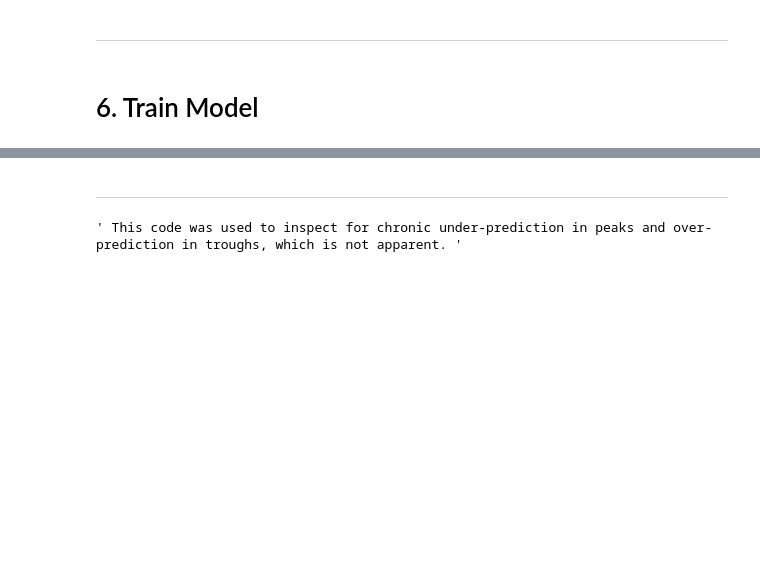
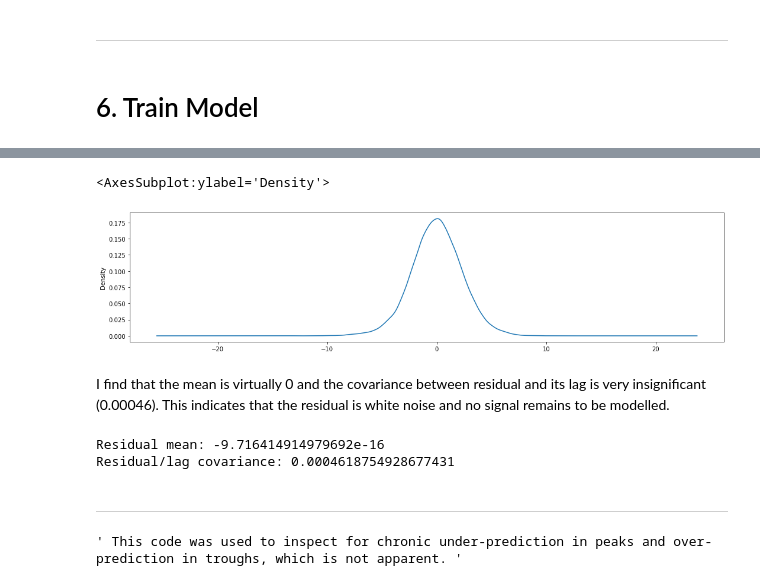
Before and after one commit to BGSoares/Bootcamp-Data-Science, a Jupyter notebook: 07-Temperature-Forecast/Temperature-Forecast.ipynb, the cells around one changed output, grey strips where cells are left out. Saved outputs shown, nothing was run; the diff lists cells and outputs as text; code cells hidden in the pictures; blank space fills up the shorter version.

```diff
--- a/07-Temperature-Forecast/Temperature-Forecast.ipynb
+++ b/07-Temperature-Forecast/Temperature-Forecast.ipynb
@@ -333,3 +338,16 @@ M2 R2: 0.91
+# %%
+residuals_m2.plot(kind='kde')
+# %% [output]
+<AxesSubplot:ylabel='Density'>
+[figure, added]
+# %% [markdown]
+I find that the mean is virtually 0 and the covariance between residual and its lag is very insignificant (0.00046).  This indicates that the residual is white noise and no signal remains to be modelled.
+# %%
+print(f'Residual mean: {residuals_m2.mean()}')
+print(f'Residual/lag covariance: {np.cov(residuals_m2[:-1], residuals_m2[1:])[0,1]}')
+# %% [output]
+Residual mean: -9.716414914979692e-16
+Residual/lag covariance: 0.0004618754928677431
 # %% [markdown]
 ---
 # %%
```
Also changed, not shown: parts of 46 cells of this notebook, 1 other file.
